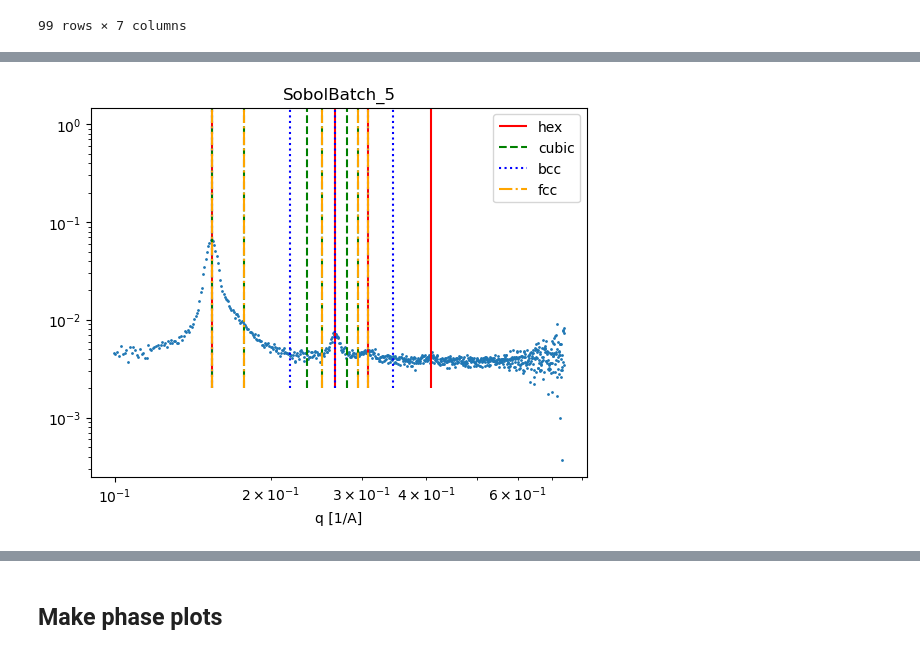
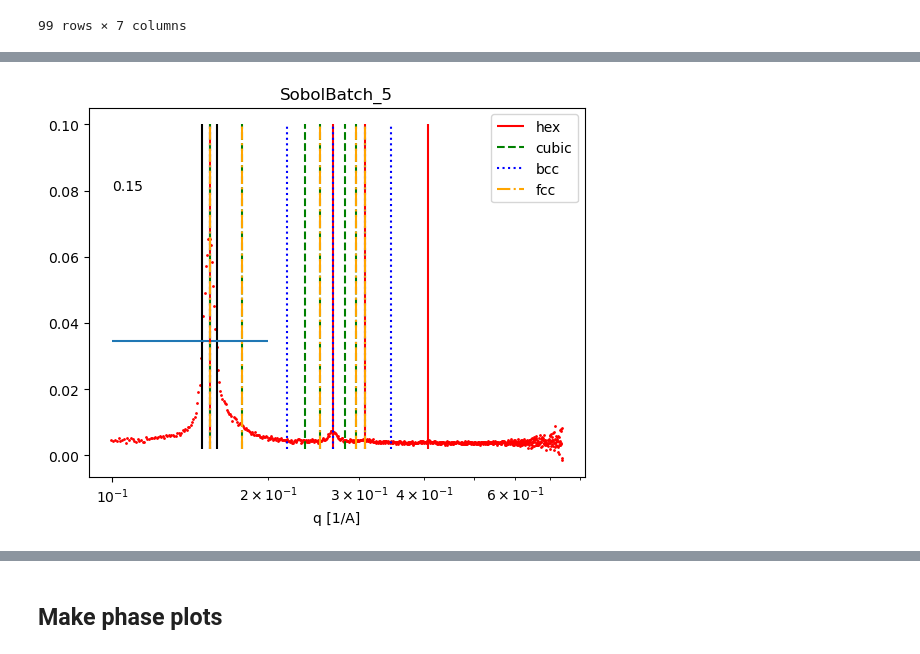
Before and after one commit to pozzo-research-group/silica-np-synthesis, a Jupyter notebook: APS_data_analysis/APSBatch_mesoporousPhasemaps.ipynb, the cells around one changed output, grey strips where cells are left out. Saved outputs shown, nothing was run; the diff lists cells and outputs as text; code cells hidden in the pictures.

Commit message:
aps data analysis upates

```diff
--- a/APS_data_analysis/APSBatch_mesoporousPhasemaps.ipynb
+++ b/APS_data_analysis/APSBatch_mesoporousPhasemaps.ipynb
@@ -103,8 +120,10 @@ for i, row in sample_table.iloc[0:73].iterrows():
             print(f'Warning: No files found for sample {sample_uid}')
             continue
 
-        sample['data'] = io.read_1D_data(filename[0])
-        sample['usaxs_data'] = pd.read_csv(usaxs_filename[0], sep = '\t')
+        else:
+
+            sample['data'] = io.read_1D_data(filename[0])
+            sample['usaxs_data'] = pd.read_csv(usaxs_filename[0], sep = '\t')
 
 
         composition_row = composition_table.loc[sample_uid]
@@ -173,3 +202,13 @@ def bcc_peaks(p0):
 
 def fcc_peaks(p0):
     return [p0, np.sqrt(4/3)*p0, np.sqrt(8/3)*p0, np.sqrt(11/3)*p0, np.sqrt(12/3)*p0]
+# %%
+def get_phasecolor(p0, phase_break_1, phase_break_2):
+    if p0 < phase_break_1:
+        return 'red'
+    elif p0 < phase_break_2:
+        return 'blue'
+    else:
+        return 'green'
+# %%
+phase_table = phase_table.set_index(['Sample name'])
@@ -176,5 +236,13 @@ def fcc_peaks(p0):
+# %%
+phase_break_1 = 0.17
+phase_break_2 = 0.2
 # %%
-for sample in sobolbatch_samples.values():
+peak_scores = []
+hex_pos = []
+cubic_pos = []
+peak2_pos = []
+other_pos = []
+for uid, sample in sobolbatch_samples.items():
     #if sample['sample_name'] == 'SobolBatch_43':
     fig, ax = plt.subplots()
     minind = 200
@@ -185,22 +253,64 @@ for sample in sobolbatch_samples.values():
     except Exception as e:
         print(f'error for sample {sample['sample_name']}, {e}')
     p0 = q[peak_ind]
+    sobolbatch_samples[uid]['peak_position'] = p0
+    phase_color = get_phasecolor(p0, phase_break_1, phase_break_2)
+
+    width_vals = peak_widths(I, [peak_ind])
+    prom_vals = peak_prominences(I, [peak_ind])
+
+    prominence = prom_vals[0][0]
+    print(prom_vals)
+    peaks_width = width_vals[0][0]
+
+    ID_phase = phase_table.loc[sample['sample_name']]['Brenden Phase ID']
+    print(ID_phase)
+    if ID_phase == 'Hex':
+        hex_pos.append(p0)
+        color = 'red'
+    elif ID_phase == 'Cubic':
+        cubic_pos.append(p0)
+        color = 'green'
+    elif ID_phase == 'No ID - 2 peaks':
+        peak2_pos.append(p0)
+        color = 'blue'
+    else:
+        other_pos.append(p0)
+        color = 'gray'
+
+
+    width_height = width_vals[1][0]
+
+
+    leftint = int(np.floor(width_vals[2][0]))
+    rightint = int(np.ceil(width_vals[3][0]))
+
+    peak_width_q = q[rightint] - q[leftint]
+    sharp_score = prominence/peak_width_q
+    peak_scores.append(sharp_score)
+    sobolbatch_samples[uid]['peak_score'] = sharp_score
+
+
     hex_peakvals = hex_peaks(p0)
     cubic_peakvals = cubic_peaks(p0)
     bcc_peakvals = bcc_peaks(p0)
     fcc_peakvals = fcc_peaks(p0)
-    ax.loglog(q, I, ls = '', marker = '.', markersize = 2)
+    ax.semilogx(q, I, color = color, ls = '', marker = '.', markersize = 2)
+
+    ax.vlines(q[leftint], 2e-3, 1e-1, color = 'black')
+    ax.vlines(q[rightint], 2e-3, 1e-1, color = 'black')
+    ax.hlines(width_height, 1e-1, 2e-1)
     for peak in hex_peakvals:
-        ax.vlines(peak, 2e-3, 1e1, color = 'red', label = 'hex')
+        ax.vlines(peak, 2e-3, 1e-1, color = 'red', label = 'hex')
 
     for peak in cubic_peakvals:
-        ax.vlines(peak, 2e-3, 1e1, color = 'green', ls = '--', label = 'cubic')
+        ax.vlines(peak, 2e-3, 1e-1, color = 'green', ls = '--', label = 'cubic')
 
     for peak in bcc_peakvals:
-        ax.vlines(peak, 2e-3, 1e1, color = 'blue', ls = 'dotted', label = 'bcc')
+        ax.vlines(peak, 2e-3, 1e-1, color = 'blue', ls = 'dotted', label = 'bcc')
 
     for peak in fcc_peakvals:
-        ax.vlines(peak, 2e-3, 1e1, color = 'orange', ls = 'dashdot', label = 'fcc')
+        ax.vlines(peak, 2e-3, 1e-1, color = 'orange', ls = 'dashdot', label = 'fcc')
 
     #dedupe legend
     handles, labels = ax.get_legend_handles_labels()
@@ -210,6 +320,7 @@ for sample in sobolbatch_samples.values():
 
     # Add the legend
     ax.legend(unique.values(), unique.keys())
+    ax.text(1e-1, 0.08, f"{p0:.2f}")
 
 
     ax.set_xlabel('q [1/A]')
@@ -227 +372 @@ error for sample SobolBatch_60, index 0 is out of bounds for axis 0 with size 0
-[figure, old version]
+[figure, new version]
```
Also changed, not shown: parts of 40 cells of this notebook, 3 other files.
